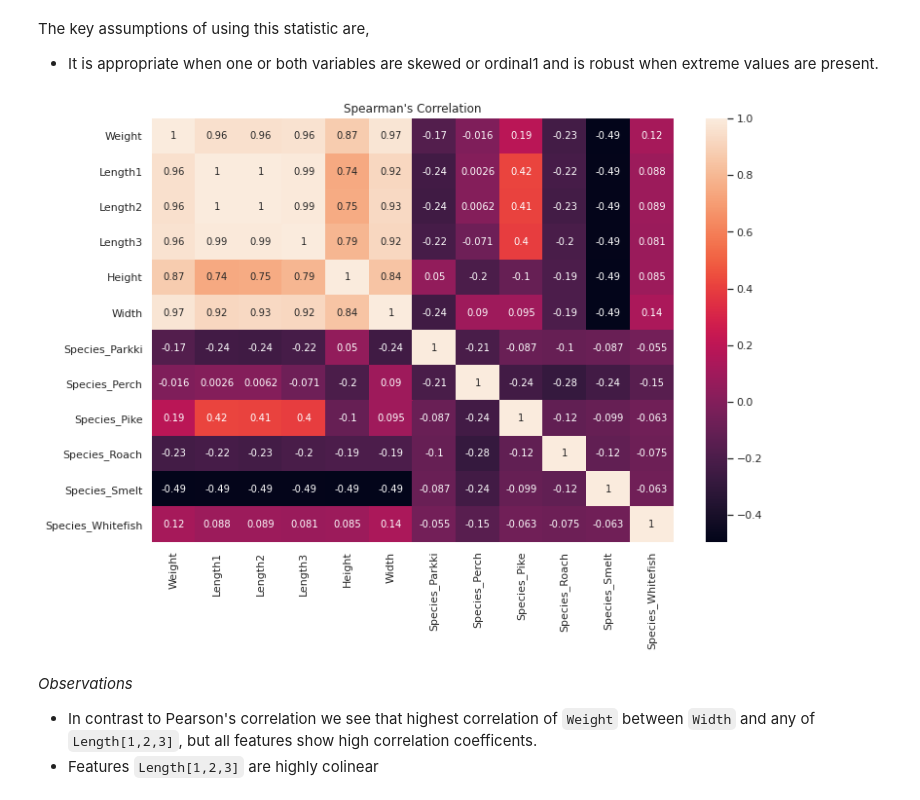
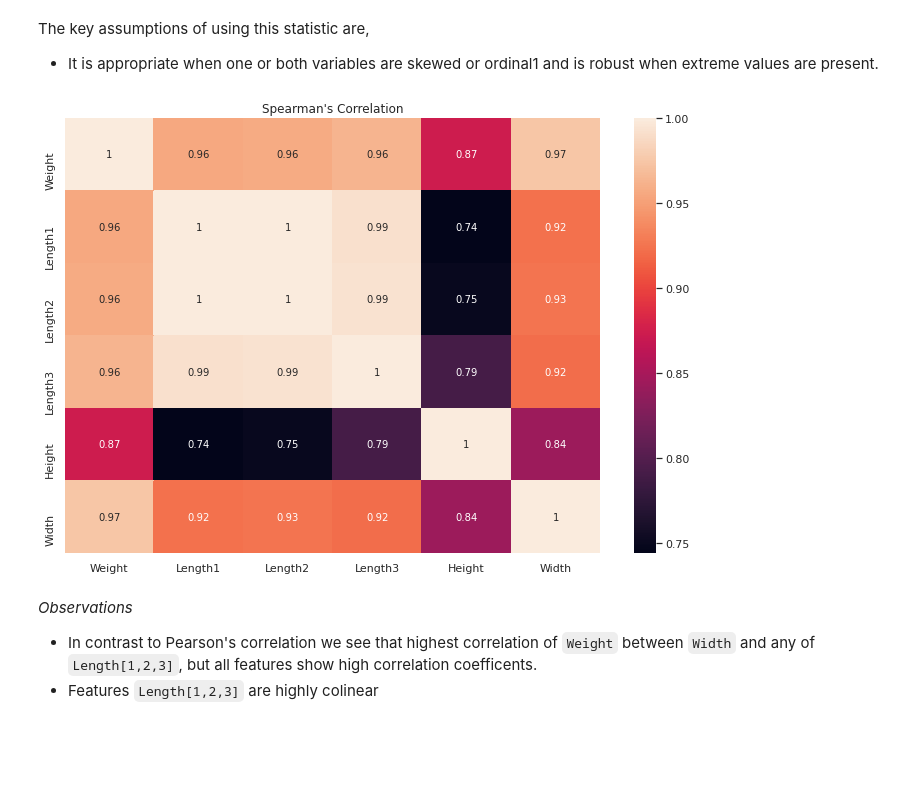
Before and after one commit to aedenj/machine-learning-explorations, a Jupyter notebook: fish-market-species/model.ipynb, the cells around one changed output. Saved outputs shown, nothing was run; the diff lists cells and outputs as text; code cells hidden in the pictures; blank space fills up the shorter version.

```diff
--- a/fish-market-species/model.ipynb
+++ b/fish-market-species/model.ipynb
@@ -256,10 +255,10 @@ The key assumptions of using this statistic are,
 # %%
 plt.figure(figsize=(12,8))
 plt.title("Spearman's Correlation")
-sns.heatmap(fishes_trans.corr(method='spearman'), annot=True);
+sns.heatmap(fishes.corr(method='spearman'), annot=True);
 plt.show();
 # %% [output]
-[figure, old version]
+[figure, new version]
 # %% [markdown]
 *Observations*
 * In contrast to Pearson's correlation we see that highest correlation of `Weight` between `Width` and any of `Length[1,2,3]`, but all features show high correlation coefficents.
```
Also changed, not shown: parts of 56 cells of this notebook.
